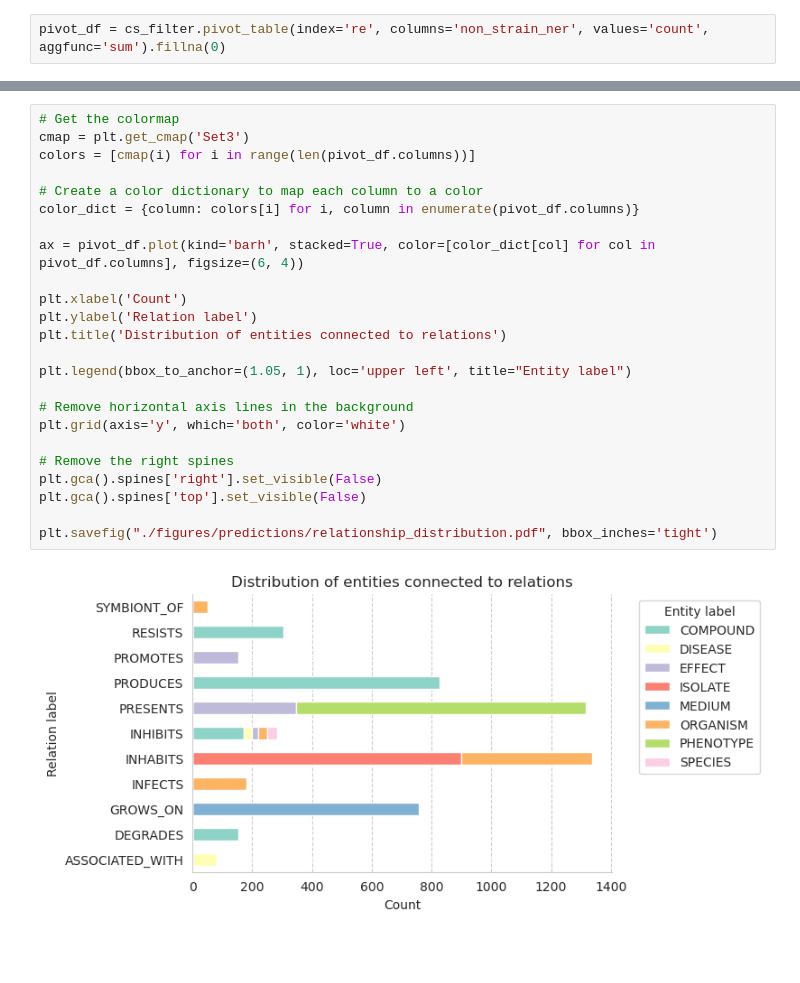
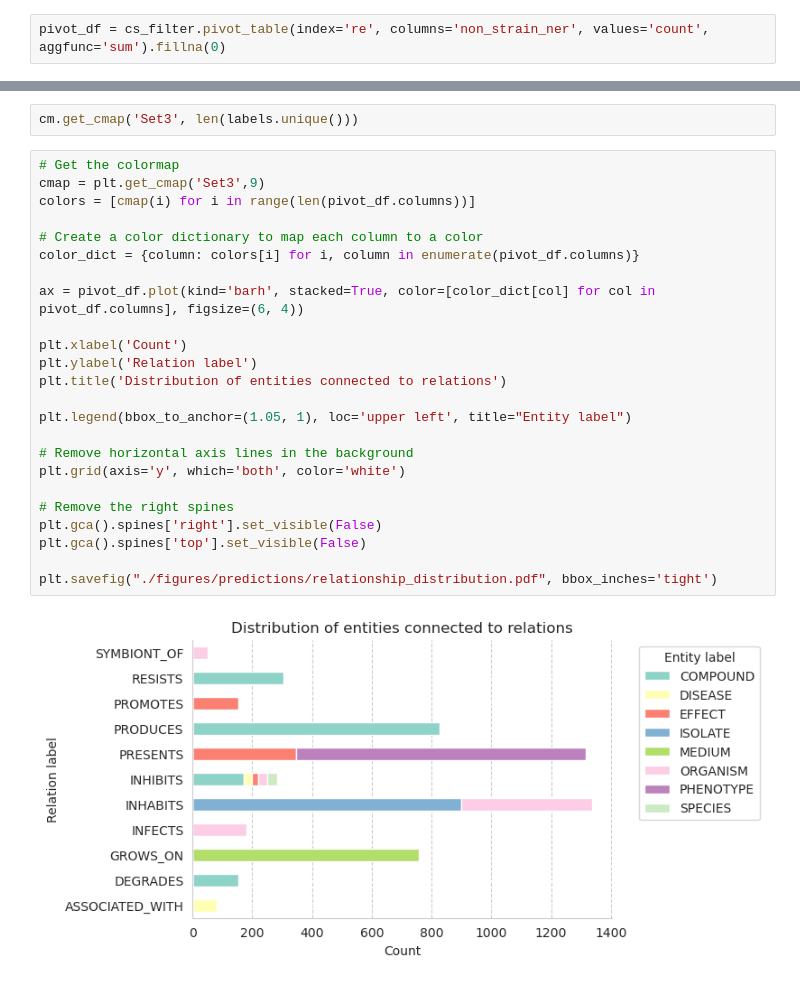
Before and after one commit to danielzmbp/NLP4Pheno, a Jupyter notebook: notebooks/summary_label.ipynb, the cells around one changed output, grey strips where cells are left out. Drawn from its saved outputs; the diff is of its cells as text; blank space fills up the shorter version.

```diff
--- a/notebooks/summary_label.ipynb
+++ b/notebooks/summary_label.ipynb
@@ -309,26 +297,28 @@ pivot_df
+# %%
+cm.get_cmap('Set3', len(labels.unique()))
 # %%
 # Get the colormap
-cmap = plt.get_cmap('Set3')
+cmap = plt.get_cmap('Set3',9)
 colors = [cmap(i) for i in range(len(pivot_df.columns))]
 
 # Create a color dictionary to map each column to a color
 color_dict = {column: colors[i] for i, column in enumerate(pivot_df.columns)}
 
 ax = pivot_df.plot(kind='barh', stacked=True, color=[color_dict[col] for col in pivot_df.columns], figsize=(6, 4))
 
 plt.xlabel('Count')
 plt.ylabel('Relation label')
 plt.title('Distribution of entities connected to relations')
 
 plt.legend(bbox_to_anchor=(1.05, 1), loc='upper left', title="Entity label")
 
 # Remove horizontal axis lines in the background
 plt.grid(axis='y', which='both', color='white')
 
 # Remove the right spines
 plt.gca().spines['right'].set_visible(False)
 plt.gca().spines['top'].set_visible(False)
 
 plt.savefig("./figures/predictions/relationship_distribution.pdf", bbox_inches='tight')
 # %% [output]
-[figure, old version]
+[figure, new version]
```
Also changed, not shown: parts of 2 cells of this notebook, 2 other files.
